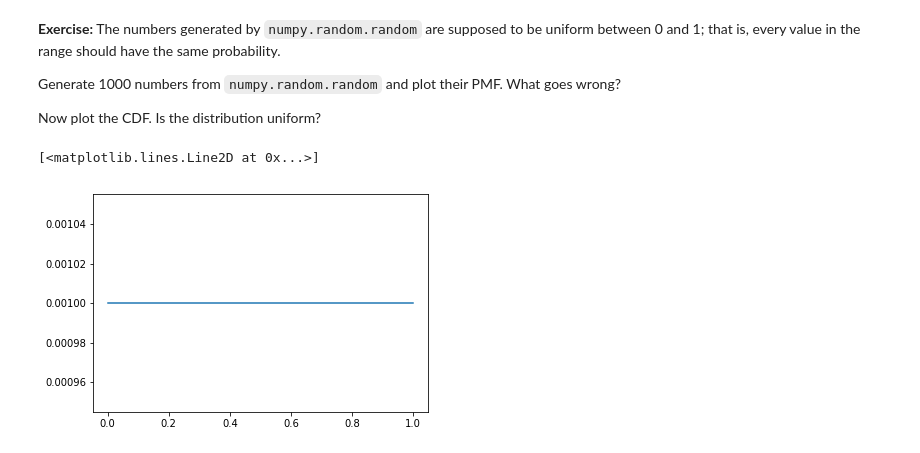
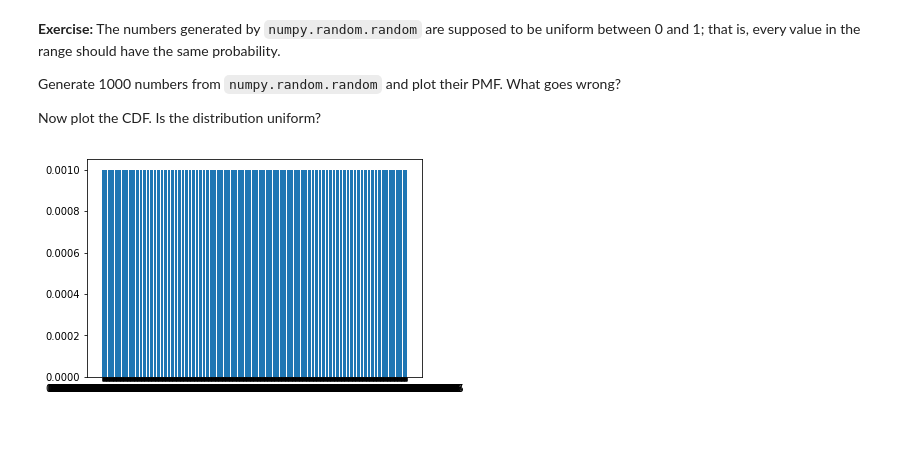
Before and after one commit to alexkhantreras/ThinkStats2, a Jupyter notebook: code/chap04ex.ipynb, the cells around one changed output. Cells and saved outputs as stored; diff of their text form; code cells hidden in the pictures.

```diff
--- a/code/chap04ex.ipynb
+++ b/code/chap04ex.ipynb
@@ -249,5 +218,0 @@ length
-# %%
-weights_cdf = {}
-for index, value in others_weights.items():
-    pr = (index * 100) / length
-    weights_cdf[value] = pr
@@ -277,11 +265,3 @@ for value in sample_set:
 
 for key, value in histogram.items():
     histogram[key] = value / len(histogram)
-# %%
-# Solution goes here
-pmf = sorted(histogram.items())
-x,y = zip(*pmf)
-plt.plot(x,y)
-# %% [output]
-[<matplotlib.lines.Line2D at 0x...>]
-[figure, removed]
@@ -289,0 +268,8 @@ import matplotlib.pyplot as plt
+# %%
+# Solution goes here
+
+plt.bar(range(len(histogram)), list(histogram.values()), align='center')
+plt.xticks(range(len(histogram)), list(histogram.keys()))
+plt.show()
+# %% [output]
+[figure, added]
```
Also changed, not shown: parts of 9 cells of this notebook.
